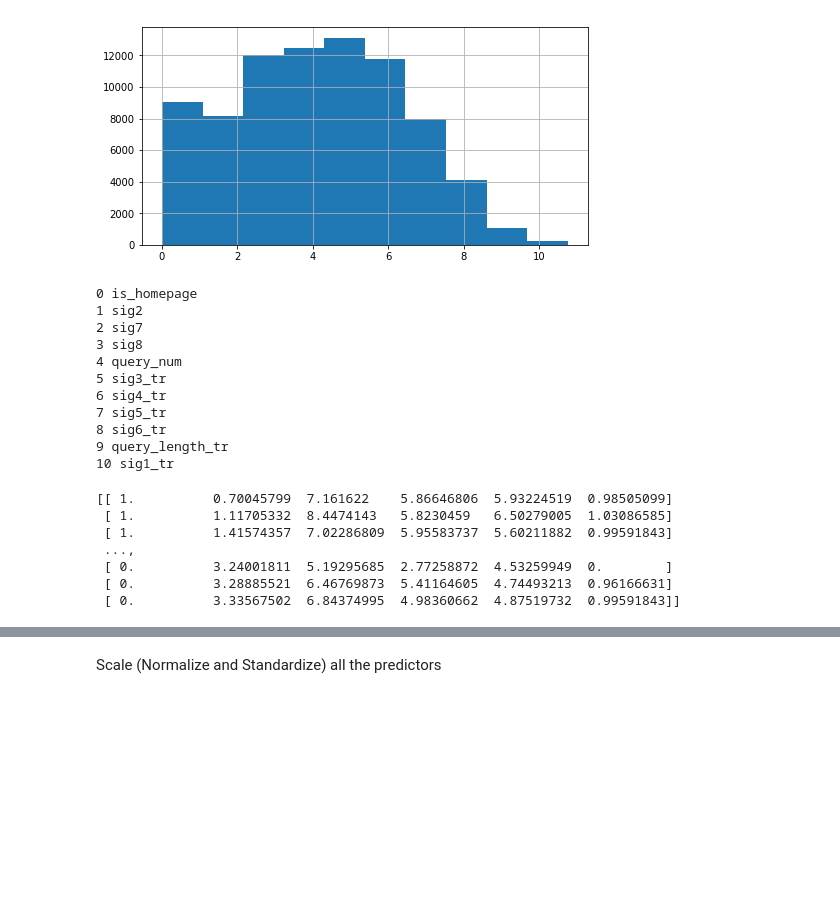
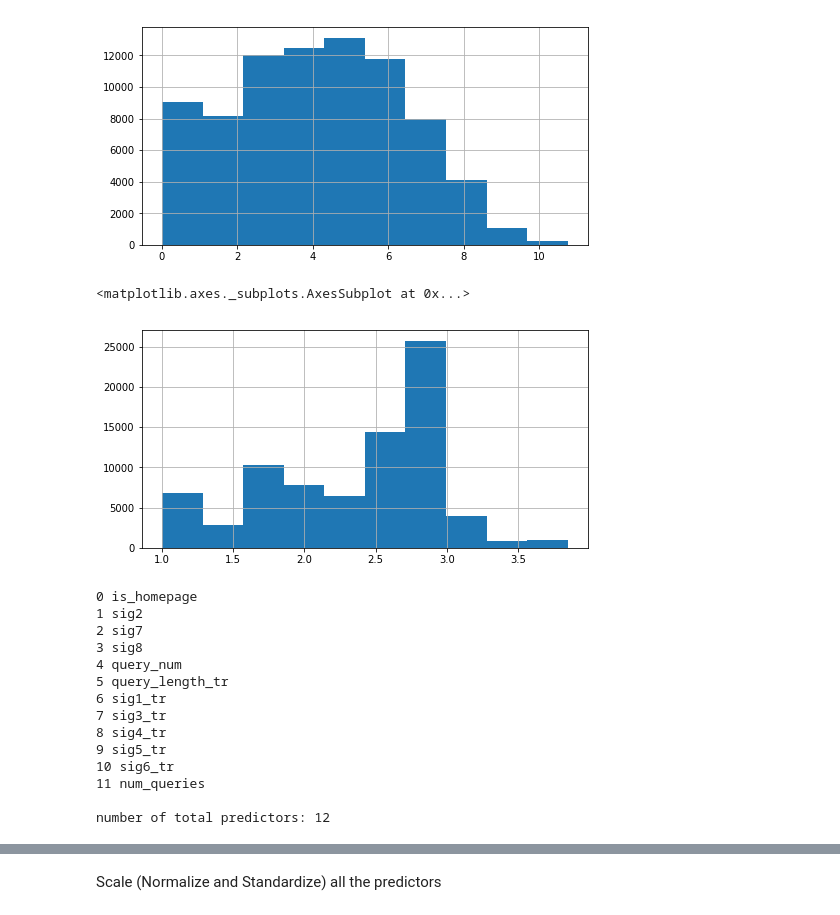
Before and after one commit to happytcj/StanfordStats202, a Jupyter notebook: Final_Project/preprocess.ipynb, the cells around one changed output, grey strips where cells are left out. Drawn from its saved outputs; the diff is of its cells as text; code cells hidden in the pictures; blank space fills up the shorter version.

```diff
--- a/Final_Project/preprocess.ipynb
+++ b/Final_Project/preprocess.ipynb
@@ -130,5 +158,11 @@ for i, v in enumerate(df_train.columns):
 # %% [output]
 <matplotlib.axes._subplots.AxesSubplot at 0x...>
 [figure]
+# %%
+# (df_train['num_queries'] + 1).apply(np.log).hist()
+df_train['num_queries'].hist()
+# %% [output]
+<matplotlib.axes._subplots.AxesSubplot at 0x...>
+[figure, added]
 # %%
 #include all features
@@ -139,34 +173,30 @@ train_response = df_train['relevance'].as_matrix()
 # %%
 for i, v in enumerate(df_train_predictors.columns):
     print i, v
+print '\nnumber of total predictors: %d'%len(df_train_predictors.columns)
 # %% [output]
 0 is_homepage
 1 sig2
 2 sig7
 3 sig8
 4 query_num
-5 sig3_tr
-6 sig4_tr
-7 sig5_tr
-8 sig6_tr
-9 query_length_tr
-10 sig1_tr
+5 query_length_tr
+6 sig1_tr
+7 sig3_tr
+8 sig4_tr
+9 sig5_tr
+10 sig6_tr
+11 num_queries
+
+number of total predictors: 12
 # %%
 #feature selection using variance
-sel = VarianceThreshold(threshold=(.8 * (1 - .8)))
-print sel.fit_transform(train_predictors)
-predictors_idx = [3,13,14,15,16,17]
-df_train_predictors = df_train.iloc[:, predictors_idx]
-train_predictors = df_train.iloc[:, predictors_idx].as_matrix()
-train_response = df_train['relevance'].as_matrix()
+# sel = VarianceThreshold(threshold=(.8 * (1 - .8)))
+# print sel.fit_transform(train_predictors)
+# predictors_idx = [3,13,14,15,16,17]
+# df_train_predictors = df_train.iloc[:, predictors_idx]
+# train_predictors = df_train.iloc[:, predictors_idx].as_matrix()
+# train_response = df_train['relevance'].as_matrix()
-# %% [output]
-[[ 1.          0.70045799  7.161622    5.86646806  5.93224519  0.98505099]
- [ 1.          1.11705332  8.4474143   5.8230459   6.50279005  1.03086585]
- [ 1.          1.41574357  7.02286809  5.95583737  5.60211882  0.99591843]
- ...,
- [ 0.          3.24001811  5.19295685  2.77258872  4.53259949  0.        ]
- [ 0.          3.28885521  6.46769873  5.41164605  4.74493213  0.96166631]
- [ 0.          3.33567502  6.84374995  4.98360662  4.87519732  0.99591843]]
 # %%
 scores, pvalues = chi2(train_predictors, train_response)
 print pvalues
```
Also changed, not shown: parts of 20 cells of this notebook, 2 other files.
